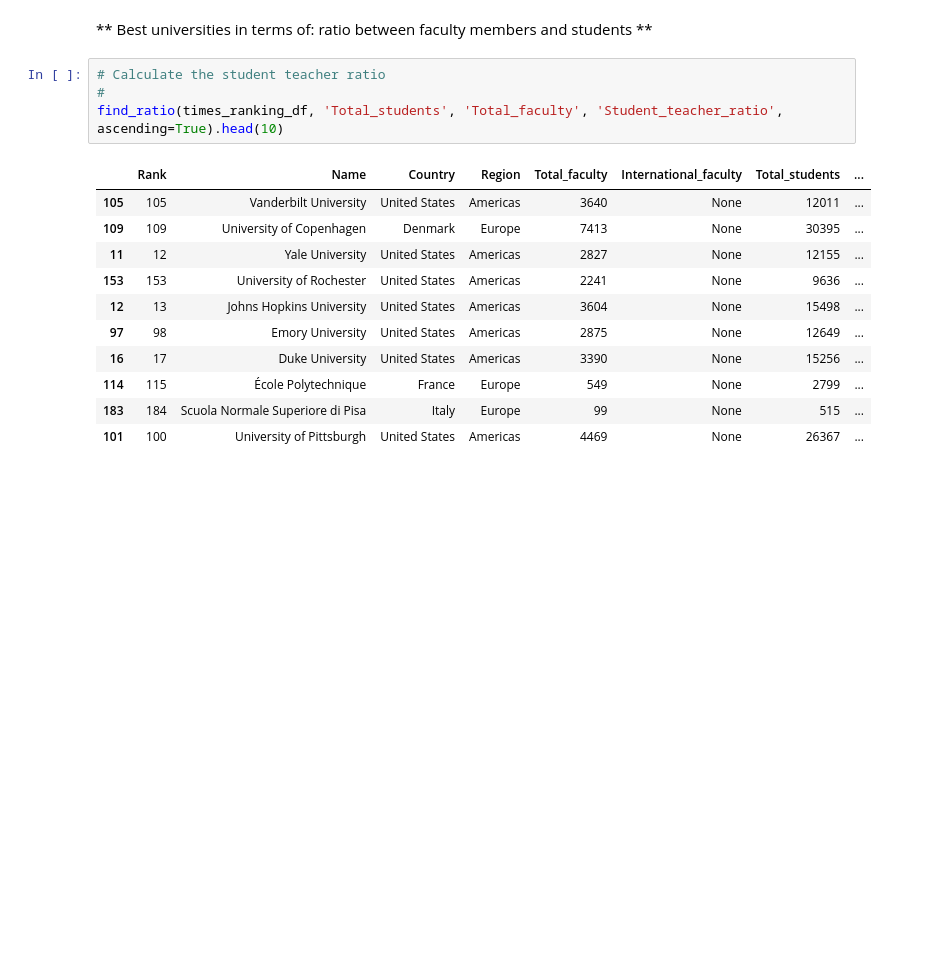
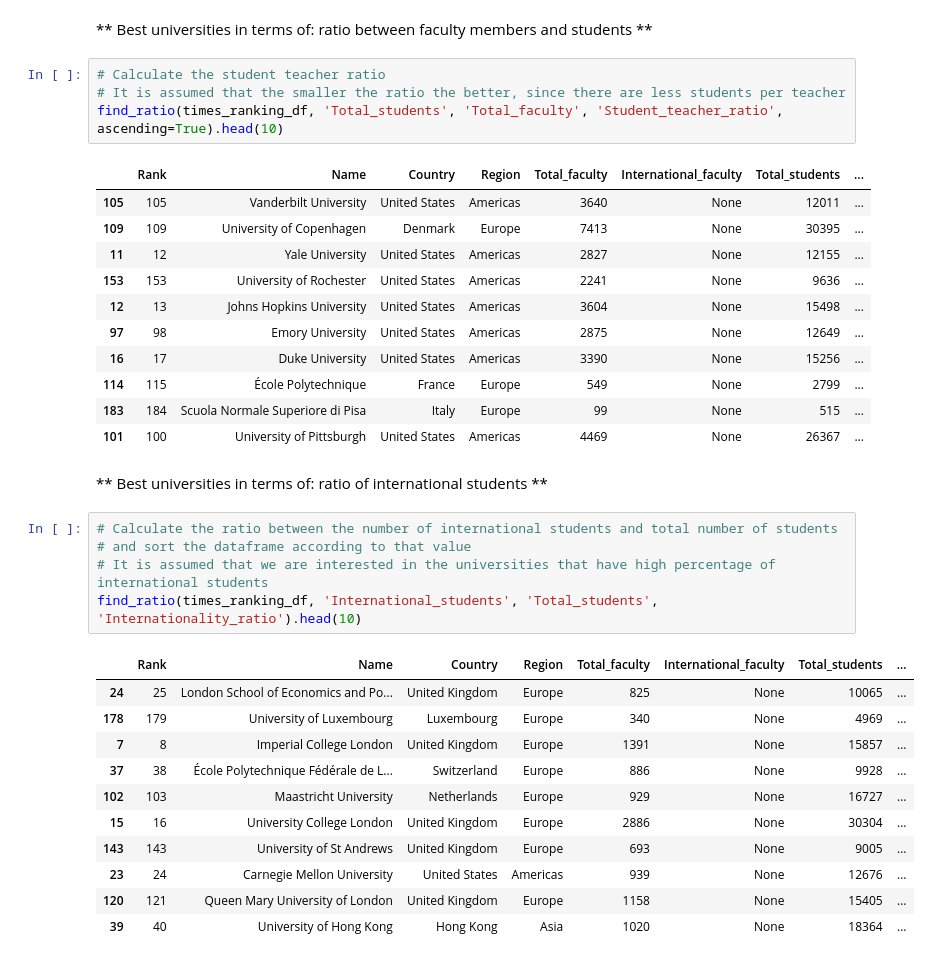
Before and after one commit to martinj96/Ada2017, a Jupyter notebook: Homework 2/Homework2.ipynb, the cells around one changed output. Drawn from its saved outputs; the diff is of its cells as text; blank space fills up the shorter version.

```diff
--- a/Homework 2/Homework2.ipynb
+++ b/Homework 2/Homework2.ipynb
@@ -283,7 +283,7 @@ times_ranking_df.head()
 ** Best universities in terms of: ratio between faculty members and students **
 # %%
 # Calculate the student teacher ratio
-#
+# It is assumed that the smaller the ratio the better, since there are less students per teacher
 find_ratio(times_ranking_df, 'Total_students', 'Total_faculty', 'Student_teacher_ratio', ascending=True).head(10)
 # %% [output]
 |  | Rank | Name | Country | Region | Total_faculty | International_faculty | Total_students | ... |
@@ -297,3 +297,22 @@ find_ratio(times_ranking_df, 'Total_students', 'Total_faculty', 'Student_teacher
 | 114 | 115 | École Polytechnique | France | Europe | 549 | None | 2799 | ... |
 | 183 | 184 | Scuola Normale Superiore di Pisa | Italy | Europe | 99 | None | 515 | ... |
 | 101 | 100 | University of Pittsburgh | United States | Americas | 4469 | None | 26367 | ... |
+# %% [markdown]
+** Best universities in terms of: ratio of international students **
+# %%
+# Calculate the ratio between the number of international students and total number of students
+# and sort the dataframe according to that value
+# It is assumed that we are interested in the universities that have high percentage of international students
+find_ratio(times_ranking_df, 'International_students', 'Total_students', 'Internationality_ratio').head(10)
+# %% [output]
+|  | Rank | Name | Country | Region | Total_faculty | International_faculty | Total_students | ... |
+| 24 | 25 | London School of Economics and Po... | United Kingdom | Europe | 825 | None | 10065 | ... |
+| 178 | 179 | University of Luxembourg | Luxembourg | Europe | 340 | None | 4969 | ... |
+| 7 | 8 | Imperial College London | United Kingdom | Europe | 1391 | None | 15857 | ... |
+| 37 | 38 | École Polytechnique Fédérale de L... | Switzerland | Europe | 886 | None | 9928 | ... |
+| 102 | 103 | Maastricht University | Netherlands | Europe | 929 | None | 16727 | ... |
+| 15 | 16 | University College London | United Kingdom | Europe | 2886 | None | 30304 | ... |
+| 143 | 143 | University of St Andrews | United Kingdom | Europe | 693 | None | 9005 | ... |
+| 23 | 24 | Carnegie Mellon University | United States | Americas | 939 | None | 12676 | ... |
+| 120 | 121 | Queen Mary University of London | United Kingdom | Europe | 1158 | None | 15405 | ... |
+| 39 | 40 | University of Hong Kong | Hong Kong | Asia | 1020 | None | 18364 | ... |
```
Also changed, not shown: parts of 11 cells of this notebook.
